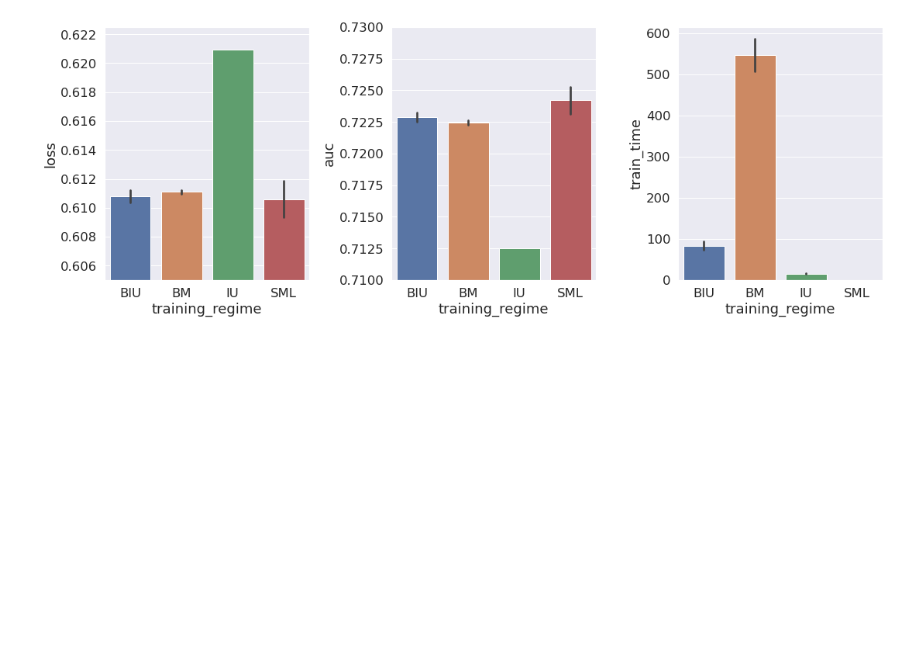
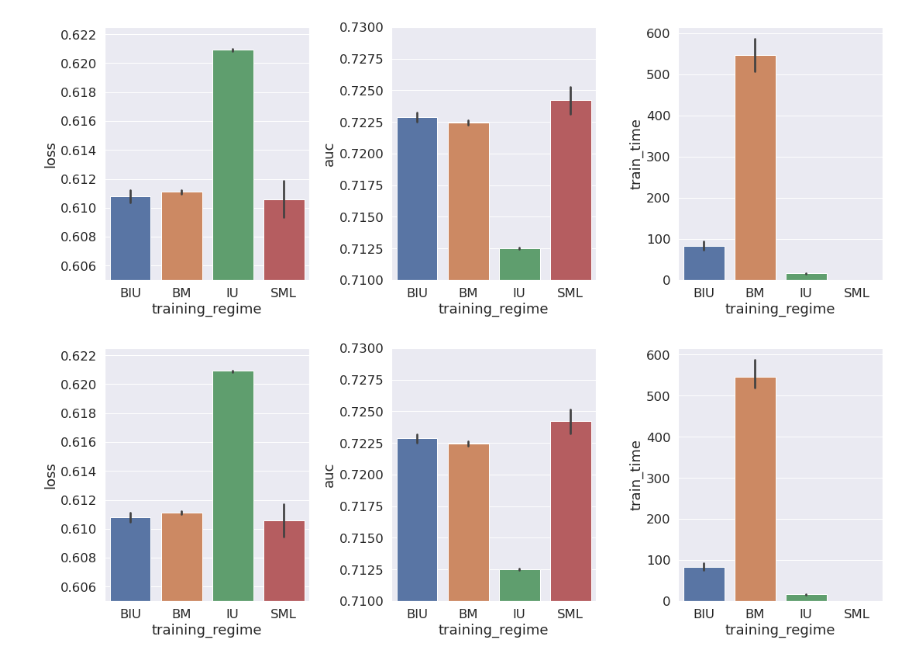
Before and after one commit to r6lm/increcs, a Jupyter notebook: code/results.ipynb, the cells around one changed output. Saved outputs shown, nothing was run; the diff lists cells and outputs as text; code cells hidden in the pictures; blank space fills up the shorter version.

```diff
--- a/code/results.ipynb
+++ b/code/results.ipynb
@@ -64,3 +64,14 @@ time_barplot = sns.barplot(x="training_regime", y="train_time", data=results_df,
 # time_barplot.set_ylim(0.605, 0.6225)
 # %% [output]
 [figure]
+# %%
+sns.set(font_scale=1.5)
+fig, axes = plt.subplots(1, 3, figsize =(18, 6), gridspec_kw=dict(wspace=0.4))
+loss_barplot = sns.barplot(x="training_regime", y="loss", data=results_df, ax=axes[0])
+loss_barplot.set_ylim(0.605, 0.6225)
+auc_barplot = sns.barplot(x="training_regime", y="auc", data=results_df, ax=axes[1])
+auc_barplot.set_ylim(0.71, 0.73)
+time_barplot = sns.barplot(x="training_regime", y="train_time", data=results_df, ax=axes[2])
+# time_barplot.set_ylim(0.605, 0.6225)
+# %% [output]
+[figure, added]
```
Also changed, not shown: 3 other files.
